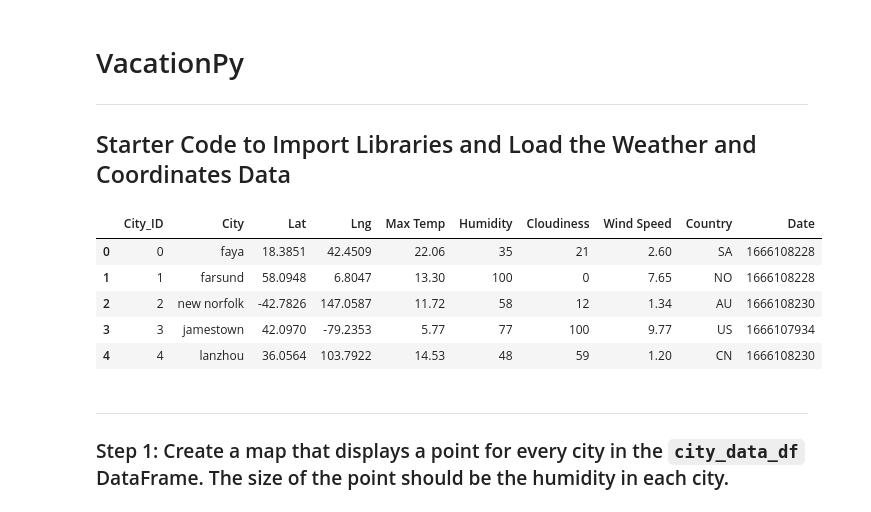
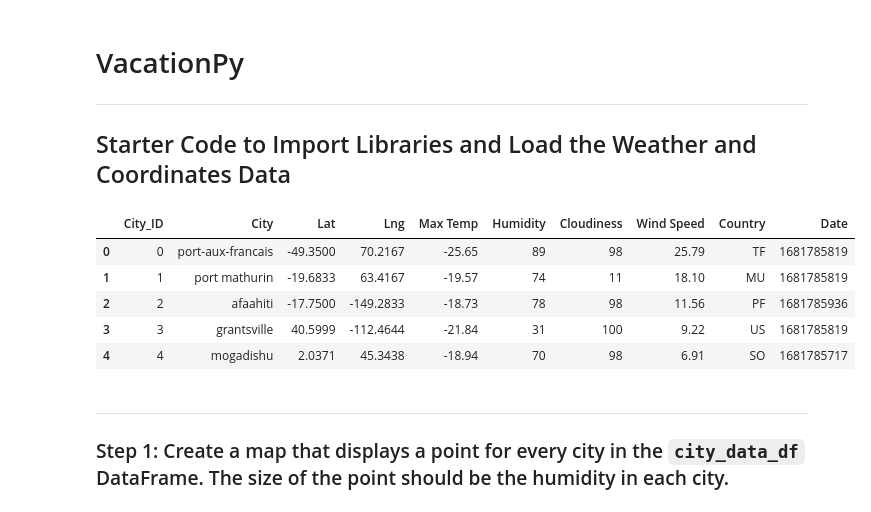
Before and after one commit to vihaveman/Python_API_Challenge, a Jupyter notebook: WeatherPY/VacationPy.ipynb, the cells around one changed output. Cells and saved outputs as stored; diff of their text form; code cells hidden in the pictures.

```diff
--- a/WeatherPY/VacationPy.ipynb
+++ b/WeatherPY/VacationPy.ipynb
@@ -14,17 +17,17 @@ import folium
 from api_keys import geoapify_key
 # %%
 # Load the CSV file created in Part 1 into a Pandas DataFrame
-city_data_df = pd.read_csv("../output_data/cities.csv")
+city_data_df = pd.read_csv("output_data/cities.csv")
 
 # Display sample data
 city_data_df.head()
 # %% [output]
 |  | City_ID | City | Lat | Lng | Max Temp | Humidity | Cloudiness | Wind Speed | Country | Date |
-| 0 | 0 | faya | 18.3851 | 42.4509 | 22.06 | 35 | 21 | 2.60 | SA | 1666108228 |
-| 1 | 1 | farsund | 58.0948 | 6.8047 | 13.30 | 100 | 0 | 7.65 | NO | 1666108228 |
-| 2 | 2 | new norfolk | -42.7826 | 147.0587 | 11.72 | 58 | 12 | 1.34 | AU | 1666108230 |
-| 3 | 3 | jamestown | 42.0970 | -79.2353 | 5.77 | 77 | 100 | 9.77 | US | 1666107934 |
-| 4 | 4 | lanzhou | 36.0564 | 103.7922 | 14.53 | 48 | 59 | 1.20 | CN | 1666108230 |
+| 0 | 0 | port-aux-francais | -49.3500 | 70.2167 | -25.65 | 89 | 98 | 25.79 | TF | 1681785819 |
+| 1 | 1 | port mathurin | -19.6833 | 63.4167 | -19.57 | 74 | 11 | 18.10 | MU | 1681785819 |
+| 2 | 2 | afaahiti | -17.7500 | -149.2833 | -18.73 | 78 | 98 | 11.56 | PF | 1681785936 |
+| 3 | 3 | grantsville | 40.5999 | -112.4644 | -21.84 | 31 | 100 | 9.22 | US | 1681785819 |
+| 4 | 4 | mogadishu | 2.0371 | 45.3438 | -18.94 | 70 | 98 | 6.91 | SO | 1681785717 |
 # %% [markdown]
 ---
 
```
Also changed, not shown: parts of 7 cells of this notebook.
